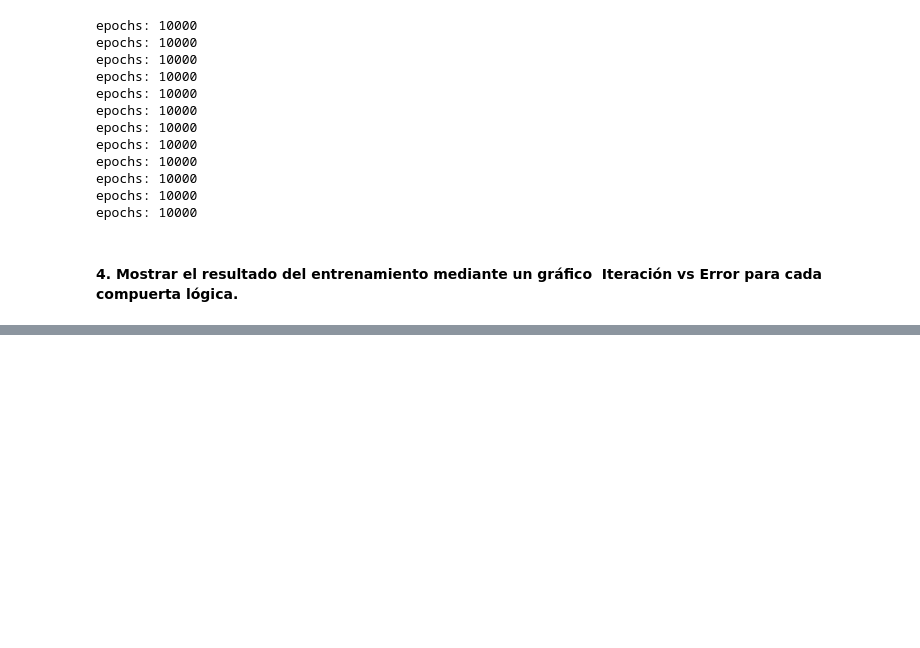
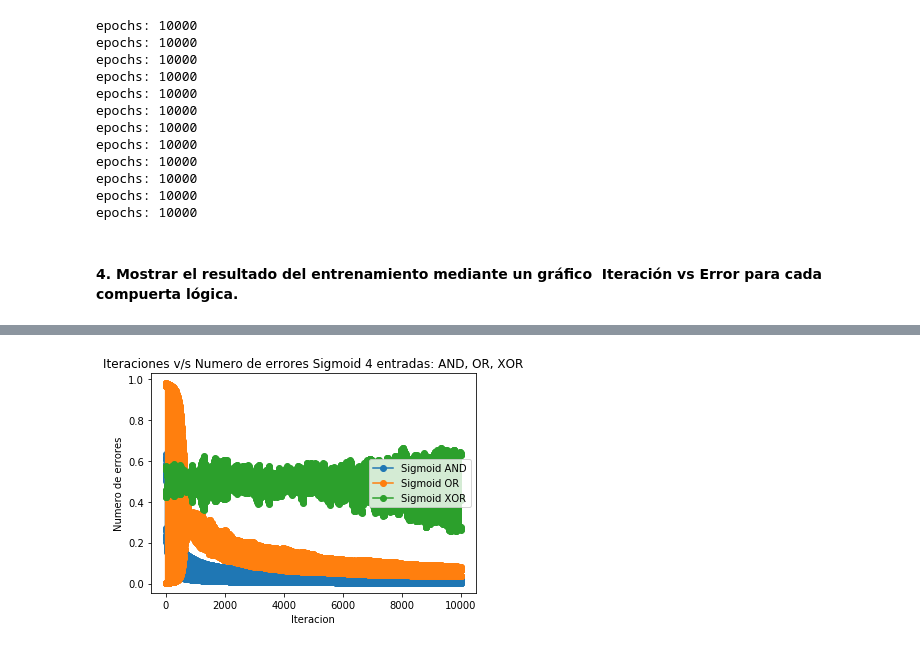
Before and after one commit to BHernandez18/Redes_neuronales_1-2019, a Jupyter notebook: Laboratorio 2 - Perceptrón Multicapa/lab2_redes-neuronales.ipynb, the cells around one changed output, grey strips where cells are left out. Cells and saved outputs as stored; diff of their text form; code cells hidden in the pictures; blank space fills up the shorter version.

```diff
--- a/Laboratorio 2 - Perceptrón Multicapa/lab2_redes-neuronales.ipynb
+++ b/Laboratorio 2 - Perceptrón Multicapa/lab2_redes-neuronales.ipynb
@@ -302,0 +330,12 @@ epochs: 10000
+# %%
+plt.plot(range(1,10000 + 1), error_as4, marker= "o", label = "Sigmoid AND")
+plt.plot(range(1,10000 + 1), error_os4, marker= "o", label = "Sigmoid OR")
+plt.plot(range(1,10000 + 1), error_xs4, marker= "o", label = "Sigmoid XOR")
+plt.title("Iteraciones v/s Numero de errores Sigmoid 4 entradas: AND, OR, XOR")
+plt.xlabel("Iteracion")
+plt.ylabel("Numero de errores")
+plt.legend(loc = "center right")
+plt.tight_layout()
+plt.show()
+# %% [output]
+[figure, added]
```
Also changed, not shown: parts of 6 cells of this notebook.
